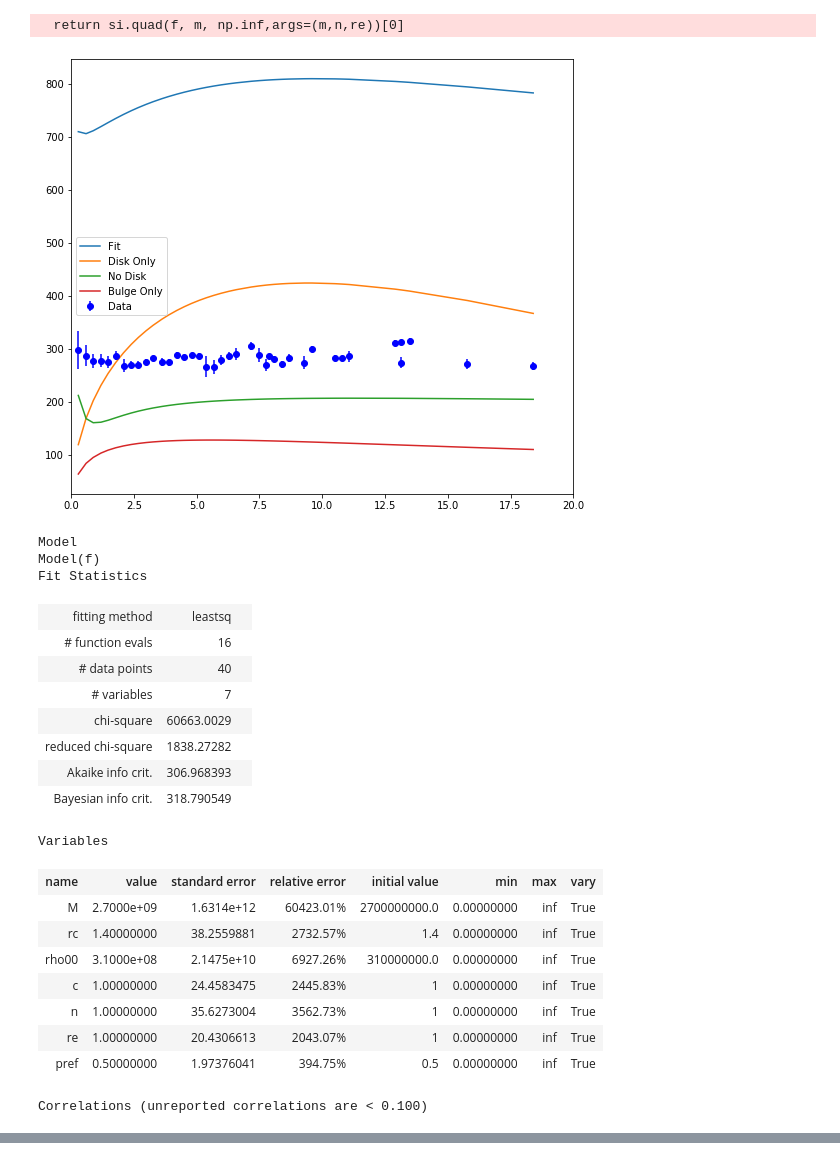
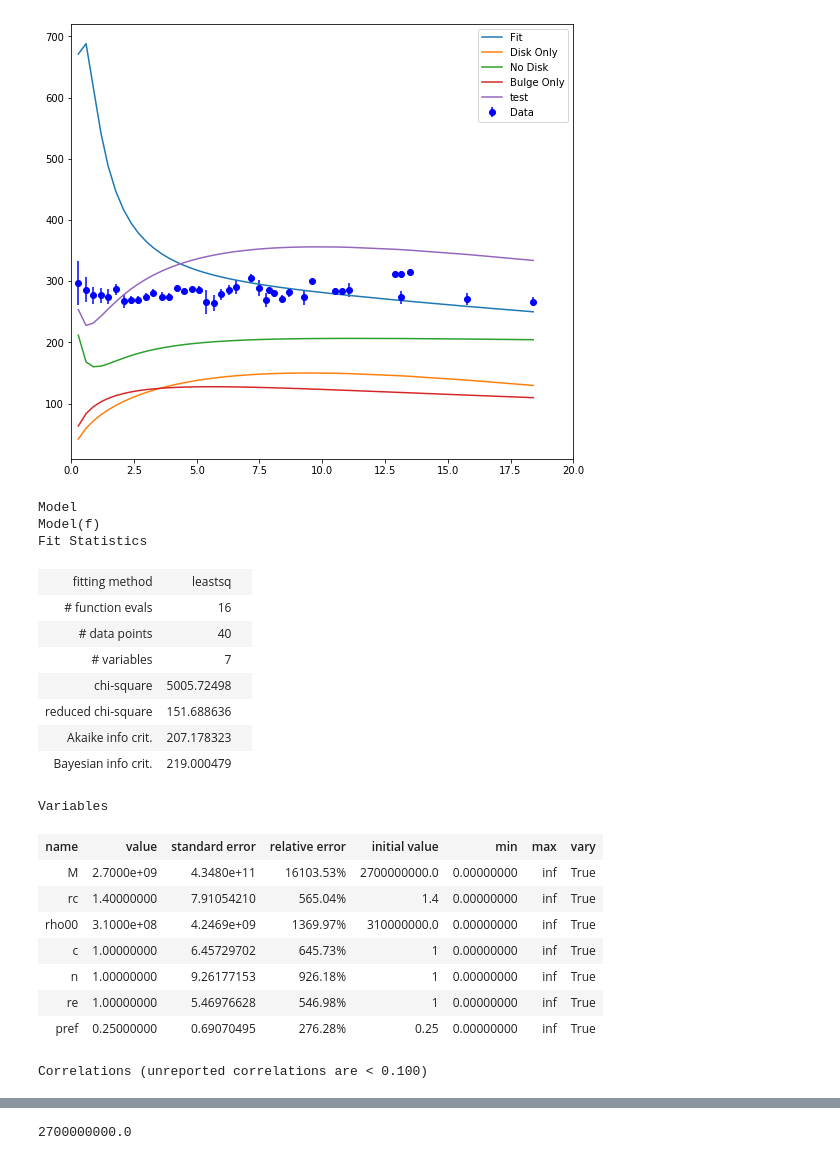
Before and after one commit to villano-lab/grav_project, a Jupyter notebook: fitting/Fitting_with_library-bulgeparam.ipynb, the cells around one changed output, grey strips where cells are left out. Saved outputs shown, nothing was run; the diff lists cells and outputs as text; code cells hidden in the pictures.

```diff
--- a/fitting/Fitting_with_library-bulgeparam.ipynb
+++ b/fitting/Fitting_with_library-bulgeparam.ipynb
@@ -16,9 +16,9 @@ v_dat = np.asarray(data['yy'])
 v_err0 = np.asarray(data['ex'])
 v_err1 = np.asarray(data['ey'])
 # %%
-def f(r,M,rc,rho00,c,n,re,pref):
+def f(r,M,rc,rho00,n,re,pref):
 #def f(r,M,rc,rho00,c):
-    return np.sqrt(nf.bh_v(r,M,load=True)**2 + nf.h_v(r,rc,rho00,load=True)**2 + c*nf.b_v(r,n,re,load=True)**2 + nf.d_v(r,pref,load=True)**2)
+    return np.sqrt(nf.bh_v(r,M,load=True)**2 + nf.h_v(r,rc,rho00,load=True)**2 + nf.b_v(r,n,re,load=True)**2 + nf.d_v(r,pref,load=True)**2)
 # %%
 #Setup
 weighdata = 1/v_err1
@@ -27,11 +27,10 @@ params = l_mod.make_params()
 #Black Hole
 params.add('M', value=nf.Mbh_def, min=0) #Mass
 #Bulge
-params.add('c', value=1, min=0)          #Contributions should all add
 params.add('n', value=1, min=0)
 params.add('re', value=1, min=0)
 #Disk
-params.add('pref', value=0.5, min=0)
+params.add('pref', value=0.25, min=0)
 #Halo
 params.add('rc', value=nf.h_rc, min=0)   #Radius (magnitude)
 params.add('rho00', value=nf.rho00_c, min=0) #Density (halo)
@@ -48,31 +47,32 @@ l_pref = l_dict['pref']
 l_c = l_dict['c']
 l_n = l_dict['n']
 l_re = l_dict['re']
-
-l_curve = np.sqrt(nf.bh_v(r_dat,l_M)**2 + nf.h_v(r_dat,l_rc,l_rho00,load=True)**2 + l_c*nf.b_v(r_dat,l_n,l_re,load=True)[1]**2 + nf.d_v(r_dat,pref=l_pref,load=True)**2)
-
-b_curve = l_c*nf.b_v(r_dat,load=True)
-d_curve = nf.d_v(r_dat,pref=l_pref,load=True) #Disk only
-nodisk = np.sqrt(nf.bh_v(r_dat,l_M)**2 + nf.h_v(r_dat,l_rc,l_rho00,load=True)**2 + l_c*nf.b_v(r_dat,load=True)**2)
-# %% [output]
-  return si.quad(f, m, np.inf,args=(m,n,re))[0]
+# %%
+#Create arrays for plotting
+l_curve = f(r_dat,l_M,l_rc,l_rho00,l_c,l_n,l_re,l_pref)
+
+b_curve = l_c*nf.b_v(r_dat,load=True)
+d_curve = nf.d_v(r_dat,pref=l_pref,load=True) #Disk only
+nodisk = np.sqrt(nf.bh_v(r_dat,l_M,load=True)**2 + nf.h_v(r_dat,l_rc,l_rho00,load=True)**2 + nf.b_v(r_dat,l_n,l_re,load=True)**2)
+test = nodisk + d_curve
 # %%
 fig = plt.figure(figsize=(9.0,8.0))
 
 plt.xlim(0,20)
 
 plt.errorbar(r_dat,v_dat,yerr=v_err1,fmt='bo',label='Data')
 plt.plot(r_dat,l_curve,label='Fit')
 plt.plot(r_dat,d_curve,label='Disk Only')
 plt.plot(r_dat,nodisk,label='No Disk')
 plt.plot(r_dat,b_curve,label='Bulge Only')
+plt.plot(r_dat,test,label='test')
 
 plt.legend()
 plt.show()
 
 l_fit
 # %% [output]
-[figure, old version]
+[figure, new version]
 Model
 Model(f)
 Fit Statistics
@@ -80,17 +80,17 @@ Fit Statistics
 | # function evals | 16 |  |
 | # data points | 40 |  |
 | # variables | 7 |  |
-| chi-square | 60663.0029 |  |
-| reduced chi-square | 1838.27282 |  |
-| Akaike info crit. | 306.968393 |  |
-| Bayesian info crit. | 318.790549 |  |
+| chi-square | 5005.72498 |  |
+| reduced chi-square | 151.688636 |  |
+| Akaike info crit. | 207.178323 |  |
+| Bayesian info crit. | 219.000479 |  |
 Variables
 | name | value | standard error | relative error | initial value | min | max | vary |
-| M | 2.7000e+09 | 1.6314e+12 | 60423.01% | 2700000000.0 | 0.00000000 | inf | True |
-| rc | 1.40000000 | 38.2559881 | 2732.57% | 1.4 | 0.00000000 | inf | True |
-| rho00 | 3.1000e+08 | 2.1475e+10 | 6927.26% | 310000000.0 | 0.00000000 | inf | True |
-| c | 1.00000000 | 24.4583475 | 2445.83% | 1 | 0.00000000 | inf | True |
-| n | 1.00000000 | 35.6273004 | 3562.73% | 1 | 0.00000000 | inf | True |
-| re | 1.00000000 | 20.4306613 | 2043.07% | 1 | 0.00000000 | inf | True |
-| pref | 0.50000000 | 1.97376041 | 394.75% | 0.5 | 0.00000000 | inf | True |
+| M | 2.7000e+09 | 4.3480e+11 | 16103.53% | 2700000000.0 | 0.00000000 | inf | True |
+| rc | 1.40000000 | 7.91054210 | 565.04% | 1.4 | 0.00000000 | inf | True |
+| rho00 | 3.1000e+08 | 4.2469e+09 | 1369.97% | 310000000.0 | 0.00000000 | inf | True |
+| c | 1.00000000 | 6.45729702 | 645.73% | 1 | 0.00000000 | inf | True |
+| n | 1.00000000 | 9.26177153 | 926.18% | 1 | 0.00000000 | inf | True |
+| re | 1.00000000 | 5.46976628 | 546.98% | 1 | 0.00000000 | inf | True |
+| pref | 0.25000000 | 0.69070495 | 276.28% | 0.25 | 0.00000000 | inf | True |
 Correlations (unreported correlations are < 0.100)
@@ -114,0 +113,4 @@ Correlations (unreported correlations are < 0.100)
+# %%
+print(nf.Mbh_def)
+# %% [output]
+2700000000.0
```
Also changed, not shown: parts of 2 cells of this notebook, 1 other file.
